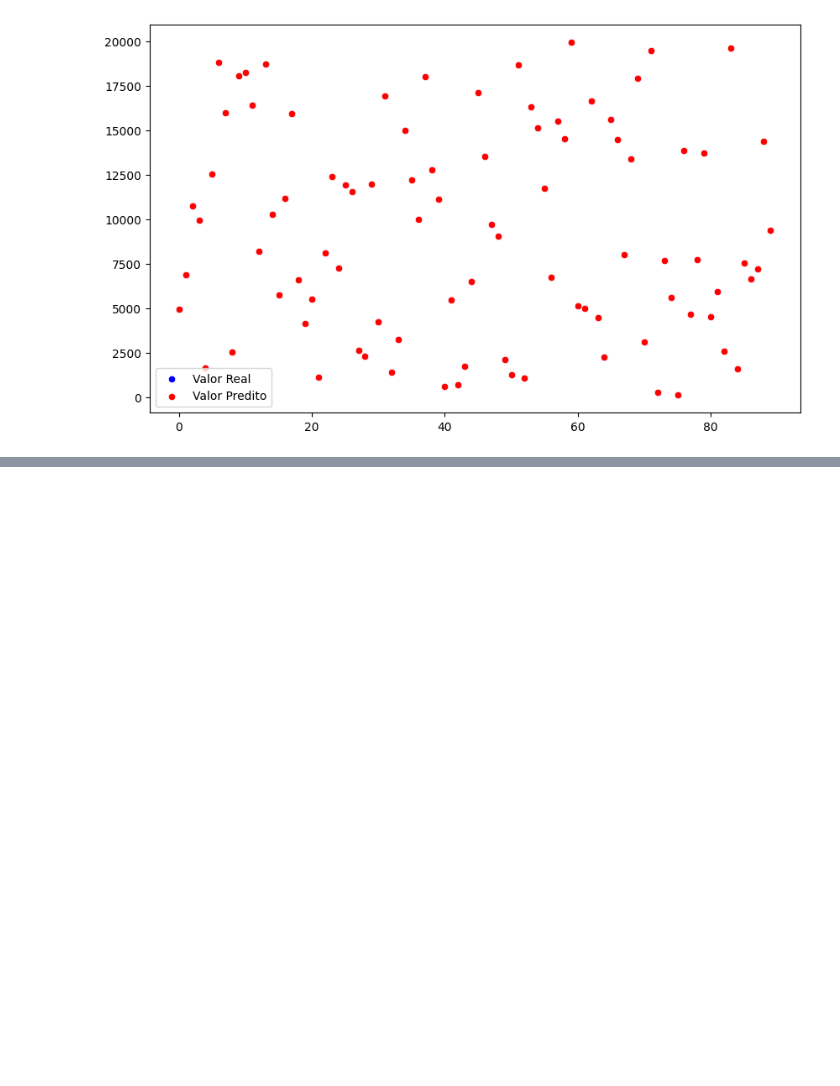
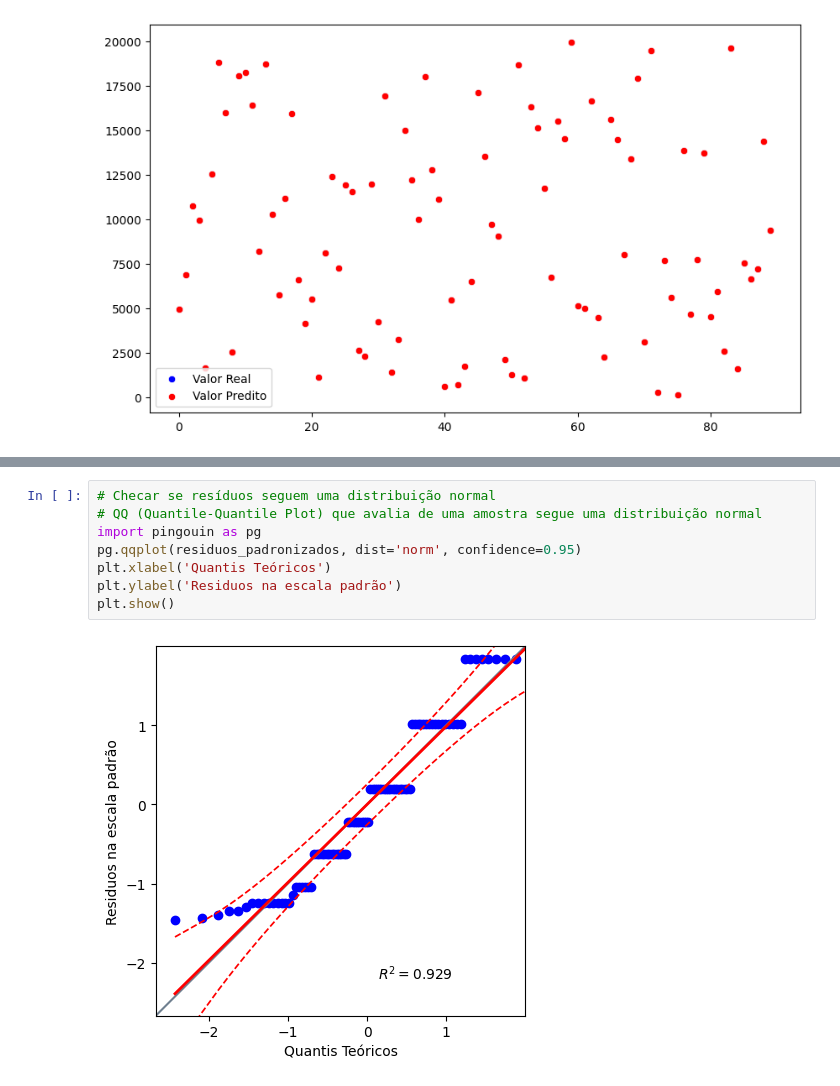
Before and after one commit to Diegopbetti/ia-para-produtos-regressao-linear, a Jupyter notebook: resolucao.ipynb, the cells around one changed output, grey strips where cells are left out. Drawn from its saved outputs; the diff is of its cells as text; blank space fills up the shorter version.

```diff
--- a/resolucao.ipynb
+++ b/resolucao.ipynb
@@ -133,0 +155,10 @@ plt.show()
+# %%
+# Checar se resíduos seguem uma distribuição normal
+# QQ (Quantile-Quantile Plot) que avalia de uma amostra segue uma distribuição normal
+import pingouin as pg
+pg.qqplot(residuos_padronizados, dist='norm', confidence=0.95)
+plt.xlabel('Quantis Teóricos')
+plt.ylabel('Residuos na escala padrão')
+plt.show()
+# %% [output]
+[figure, added]
```
Also changed, not shown: parts of 4 cells of this notebook, 1 other file.
